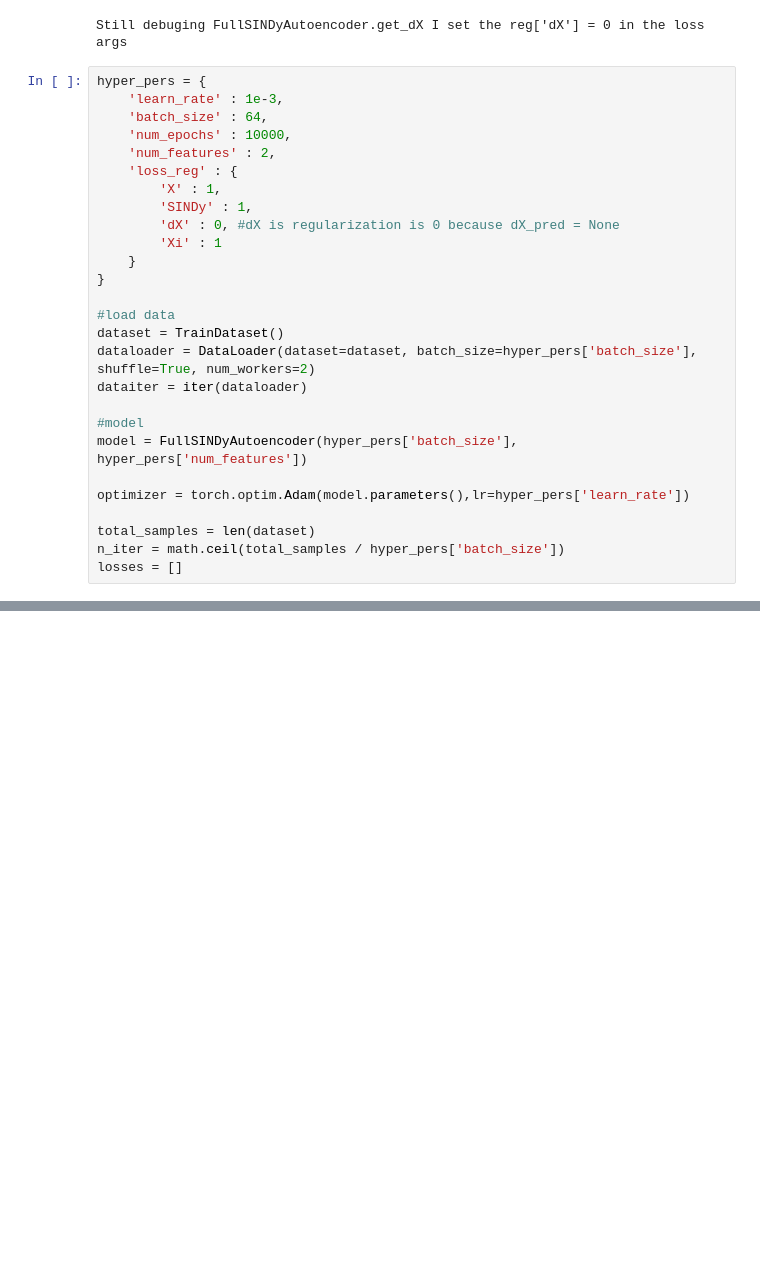
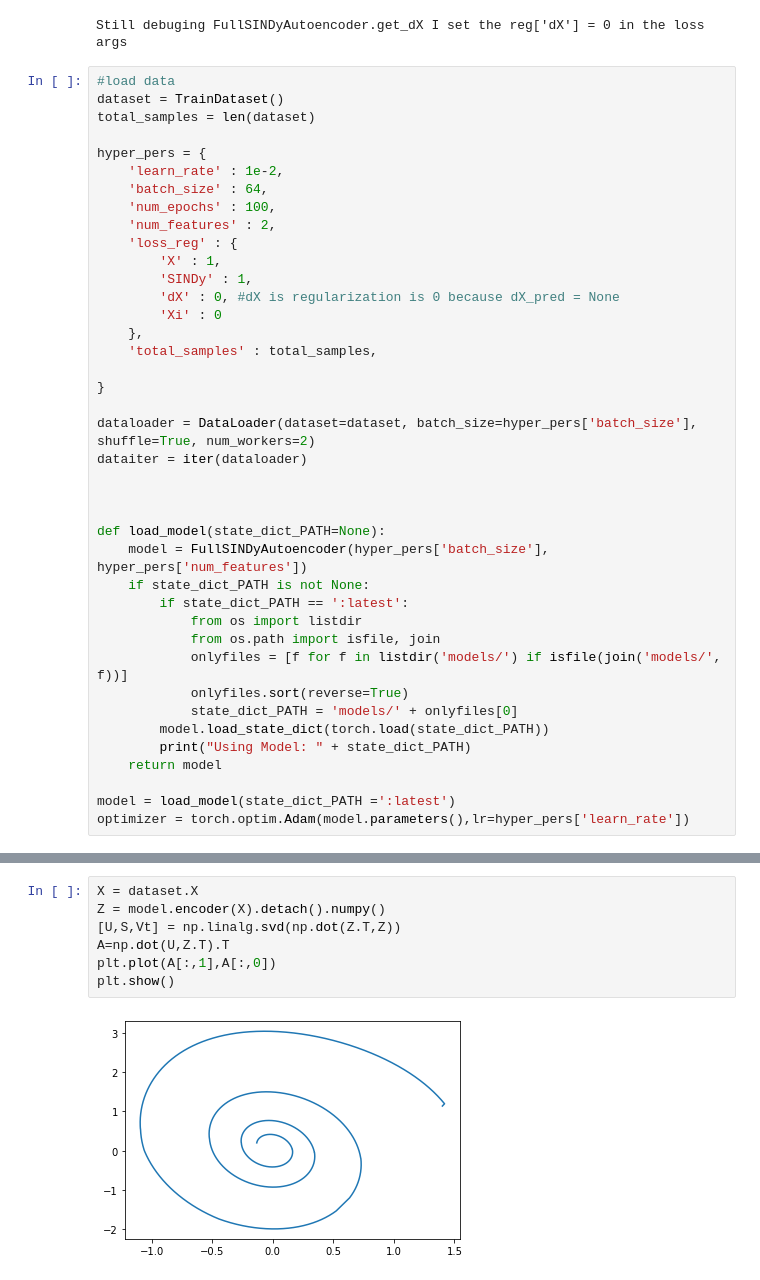
Before and after one commit to audrey163/senior-seminar-project-2-public, a Jupyter notebook: python/Exploration1.ipynb, the cells around one changed output, grey strips where cells are left out. Cells and saved outputs as stored; diff of their text form; blank space fills up the shorter version.

```diff
--- a/python/Exploration1.ipynb
+++ b/python/Exploration1.ipynb
@@ -24,29 +24,42 @@ print("Still debuging FullSINDyAutoencoder.get_dX I set the reg['dX'] = 0 in the
 # %% [output]
 Still debuging FullSINDyAutoencoder.get_dX I set the reg['dX'] = 0 in the loss args
 # %%
+#load data
+dataset = TrainDataset()
+total_samples = len(dataset)
+
 hyper_pers = {
-    'learn_rate' : 1e-3,
+    'learn_rate' : 1e-2,
     'batch_size' : 64,
-    'num_epochs' : 10000,
+    'num_epochs' : 100,
     'num_features' : 2,
     'loss_reg' : {
         'X' : 1,
         'SINDy' : 1,
         'dX' : 0, #dX is regularization is 0 because dX_pred = None
-        'Xi' : 1
-    }
+        'Xi' : 0
+    },
+    'total_samples' : total_samples,
+
 }
 
-#load data
-dataset = TrainDataset()
 dataloader = DataLoader(dataset=dataset, batch_size=hyper_pers['batch_size'], shuffle=True, num_workers=2)
 dataiter = iter(dataloader)
 
-#model
-model = FullSINDyAutoencoder(hyper_pers['batch_size'], hyper_pers['num_features'])
 
+
+def load_model(state_dict_PATH=None):
+    model = FullSINDyAutoencoder(hyper_pers['batch_size'], hyper_pers['num_features'])
+    if state_dict_PATH is not None:
+        if state_dict_PATH == ':latest':
+            from os import listdir
+            from os.path import isfile, join
+            onlyfiles = [f for f in listdir('models/') if isfile(join('models/', f))]
+            onlyfiles.sort(reverse=True)
+            state_dict_PATH = 'models/' + onlyfiles[0]
+        model.load_state_dict(torch.load(state_dict_PATH))
+        print("Using Model: " + state_dict_PATH)
+    return model
+
+model = load_model(state_dict_PATH =':latest')
 optimizer = torch.optim.Adam(model.parameters(),lr=hyper_pers['learn_rate'])
-
-total_samples = len(dataset)
-n_iter = math.ceil(total_samples / hyper_pers['batch_size'])
-losses = []
@@ -96,0 +165,9 @@ save_model(model)
+# %%
+X = dataset.X
+Z = model.encoder(X).detach().numpy()
+[U,S,Vt] = np.linalg.svd(np.dot(Z.T,Z))
+A=np.dot(U,Z.T).T
+plt.plot(A[:,1],A[:,0])
+plt.show()
+# %% [output]
+[figure, added]
```
Also changed, not shown: parts of 11 cells of this notebook, 32 other files.
